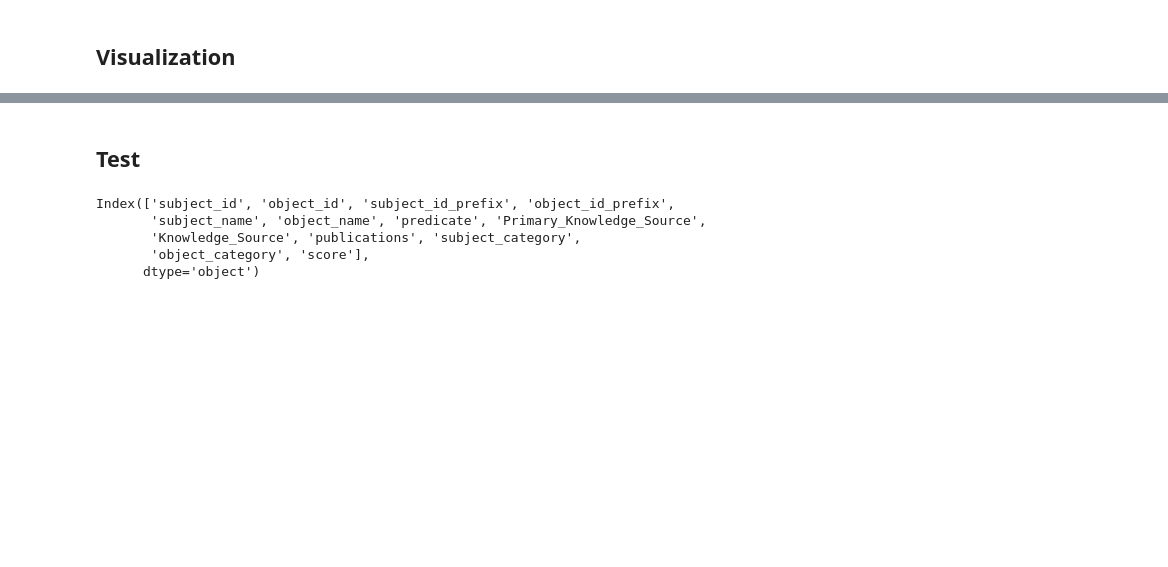
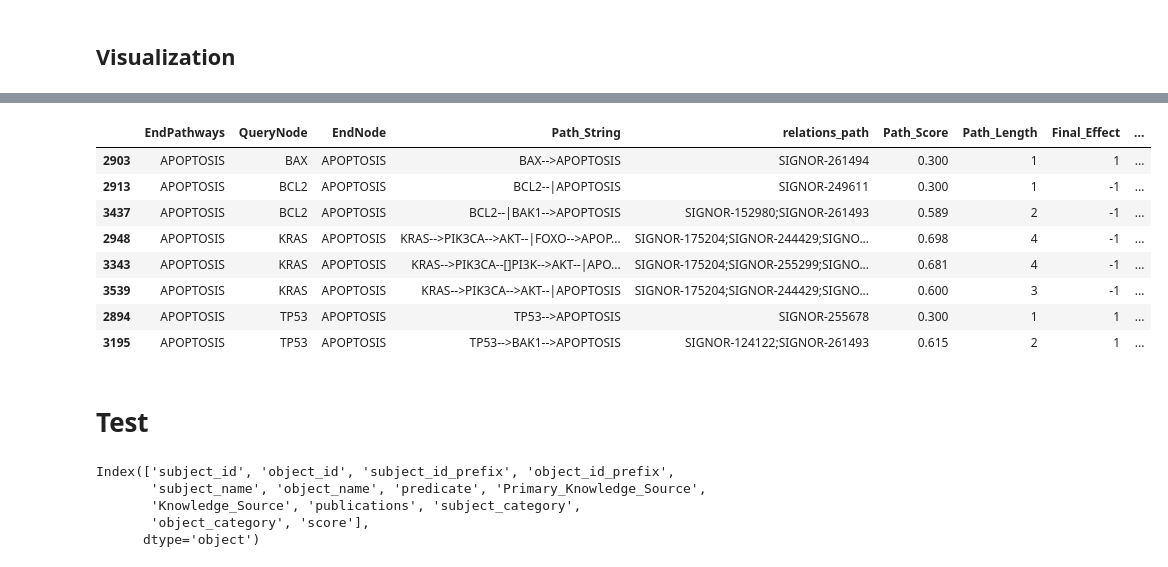
Before and after one commit to IlyaLab/BNMPy, a Jupyter notebook: knowledge_graph.ipynb, the cells around one changed output, grey strips where cells are left out. Saved outputs shown, nothing was run; the diff lists cells and outputs as text; code cells hidden in the pictures; blank space fills up the shorter version.

```diff
--- a/knowledge_graph.ipynb
+++ b/knowledge_graph.ipynb
@@ -132,5 +139,5 @@ TP53 = (IKBKB & !SRC & !RNF43)
 # %%
-bn_string, relations = build_bn_from_kg.load_signor_network(['KRAS', 'GNAS', 'TP53', 'SMAD4', 'CDKN2A', 'RNF43'],
+bn_string, relations = BNMPy.load_signor_network(['KRAS', 'GNAS', 'TP53', 'SMAD4', 'CDKN2A', 'RNF43'],
                                                             joiner='plurality')
 print(bn_string)
 # %% [output]
@@ -261,0 +368,13 @@ kg_graph.html
+# %%
+pheno_df = proxpath(genes = ['TP53', 'KRAS', 'MYC', 'SMAD4', 'BCL2', 'BAX'], phenotypes = ['APOPTOSIS'])
+pheno_df
+# %% [output]
+|  | EndPathways | QueryNode | EndNode | Path_String | relations_path | Path_Score | Path_Length | Final_Effect | ... |
+| 2903 | APOPTOSIS | BAX | APOPTOSIS | BAX-->APOPTOSIS | SIGNOR-261494 | 0.300 | 1 | 1 | ... |
+| 2913 | APOPTOSIS | BCL2 | APOPTOSIS | BCL2--|APOPTOSIS | SIGNOR-249611 | 0.300 | 1 | -1 | ... |
+| 3437 | APOPTOSIS | BCL2 | APOPTOSIS | BCL2--|BAK1-->APOPTOSIS | SIGNOR-152980;SIGNOR-261493 | 0.589 | 2 | -1 | ... |
+| 2948 | APOPTOSIS | KRAS | APOPTOSIS | KRAS-->PIK3CA-->AKT--|FOXO-->APOP... | SIGNOR-175204;SIGNOR-244429;SIGNO... | 0.698 | 4 | -1 | ... |
+| 3343 | APOPTOSIS | KRAS | APOPTOSIS | KRAS-->PIK3CA--[]PI3K-->AKT--|APO... | SIGNOR-175204;SIGNOR-255299;SIGNO... | 0.681 | 4 | -1 | ... |
+| 3539 | APOPTOSIS | KRAS | APOPTOSIS | KRAS-->PIK3CA-->AKT--|APOPTOSIS | SIGNOR-175204;SIGNOR-244429;SIGNO... | 0.600 | 3 | -1 | ... |
+| 2894 | APOPTOSIS | TP53 | APOPTOSIS | TP53-->APOPTOSIS | SIGNOR-255678 | 0.300 | 1 | 1 | ... |
+| 3195 | APOPTOSIS | TP53 | APOPTOSIS | TP53-->BAK1-->APOPTOSIS | SIGNOR-124122;SIGNOR-261493 | 0.615 | 2 | 1 | ... |
@@ -262,5 +405,5 @@ kg_graph.html
 # %% [markdown]
-## Test
+# Test
 # %%
 import pandas as pd
 signor_file = 'KG_files/SIGNOR_2025_08_14.tsv'
```
Also changed, not shown: parts of 29 cells of this notebook, 8 other files.
